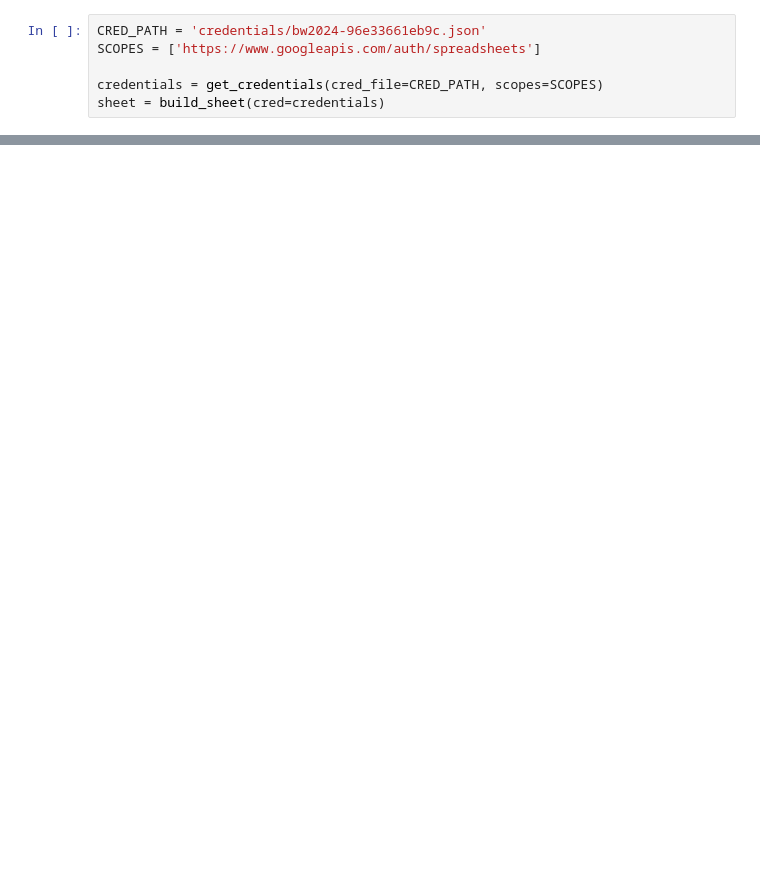
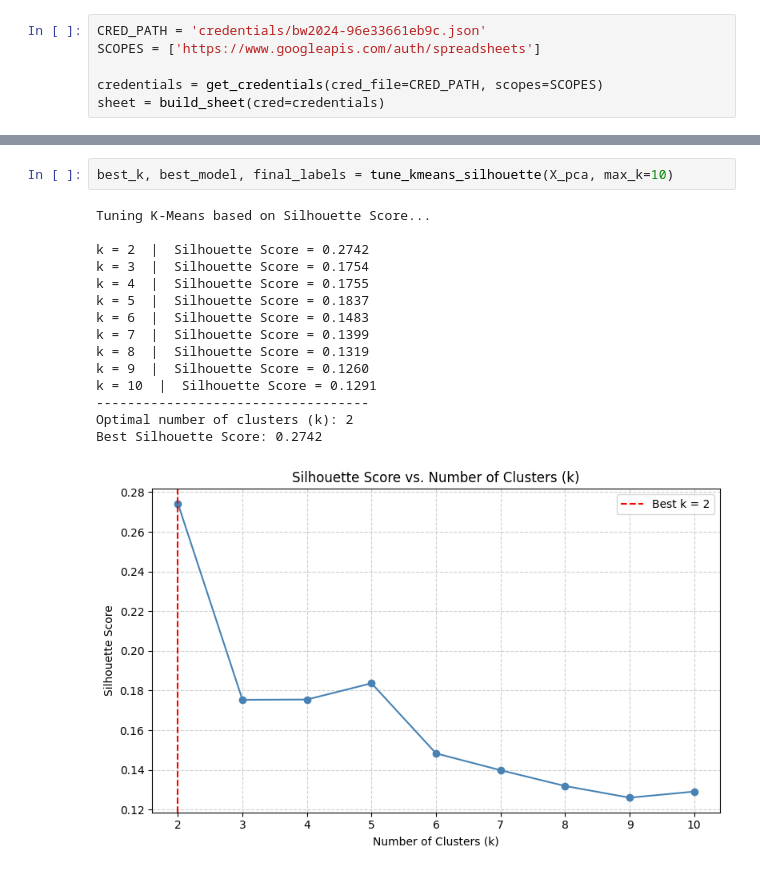
Before and after one commit to pengwen101/student-recommendation-system, a Jupyter notebook: exploratory-data-analysis.ipynb, the cells around one changed output, grey strips where cells are left out. Cells and saved outputs as stored; diff of their text form; blank space fills up the shorter version.

```diff
--- a/exploratory-data-analysis.ipynb
+++ b/exploratory-data-analysis.ipynb
@@ -95,0 +678,18 @@ post_df = pd.melt(post_df, id_vars=['Timestamp', 'Email'], var_name='Question',
+# %%
+best_k, best_model, final_labels = tune_kmeans_silhouette(X_pca, max_k=10)
+# %% [output]
+Tuning K-Means based on Silhouette Score...
+
+k = 2  |  Silhouette Score = 0.2742
+k = 3  |  Silhouette Score = 0.1754
+k = 4  |  Silhouette Score = 0.1755
+k = 5  |  Silhouette Score = 0.1837
+k = 6  |  Silhouette Score = 0.1483
+k = 7  |  Silhouette Score = 0.1399
+k = 8  |  Silhouette Score = 0.1319
+k = 9  |  Silhouette Score = 0.1260
+k = 10  |  Silhouette Score = 0.1291
+-----------------------------------
+Optimal number of clusters (k): 2
+Best Silhouette Score: 0.2742
+[figure, added]
```
Also changed, not shown: parts of 83 cells of this notebook.
